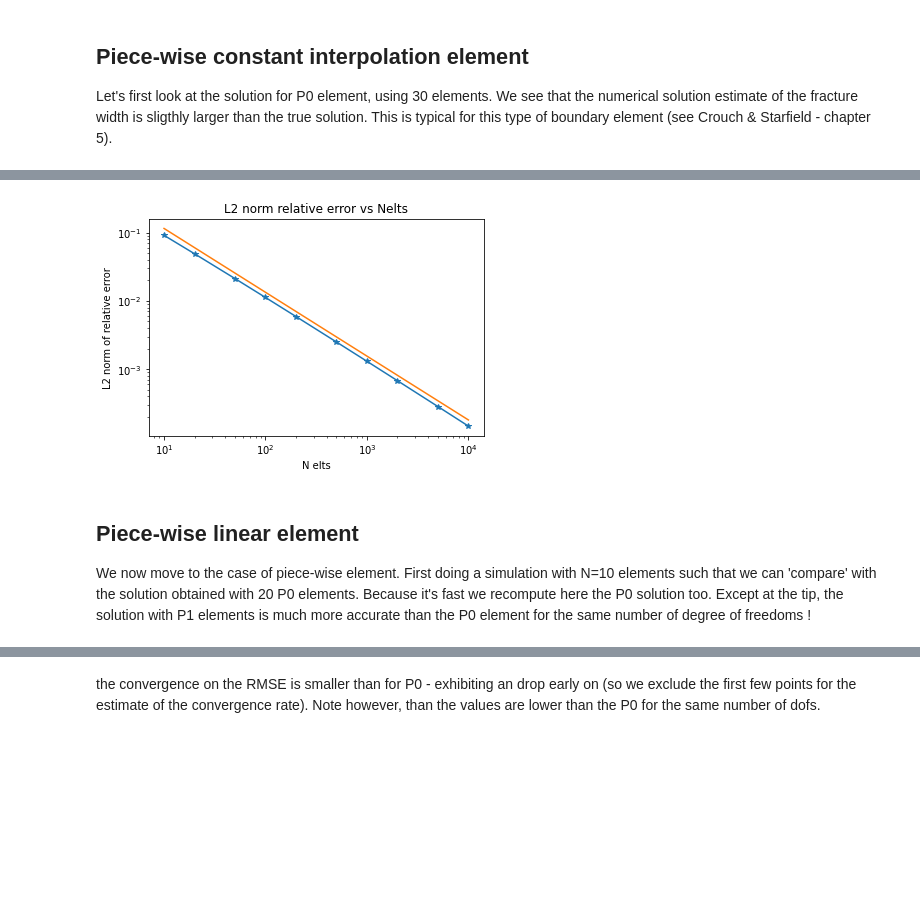
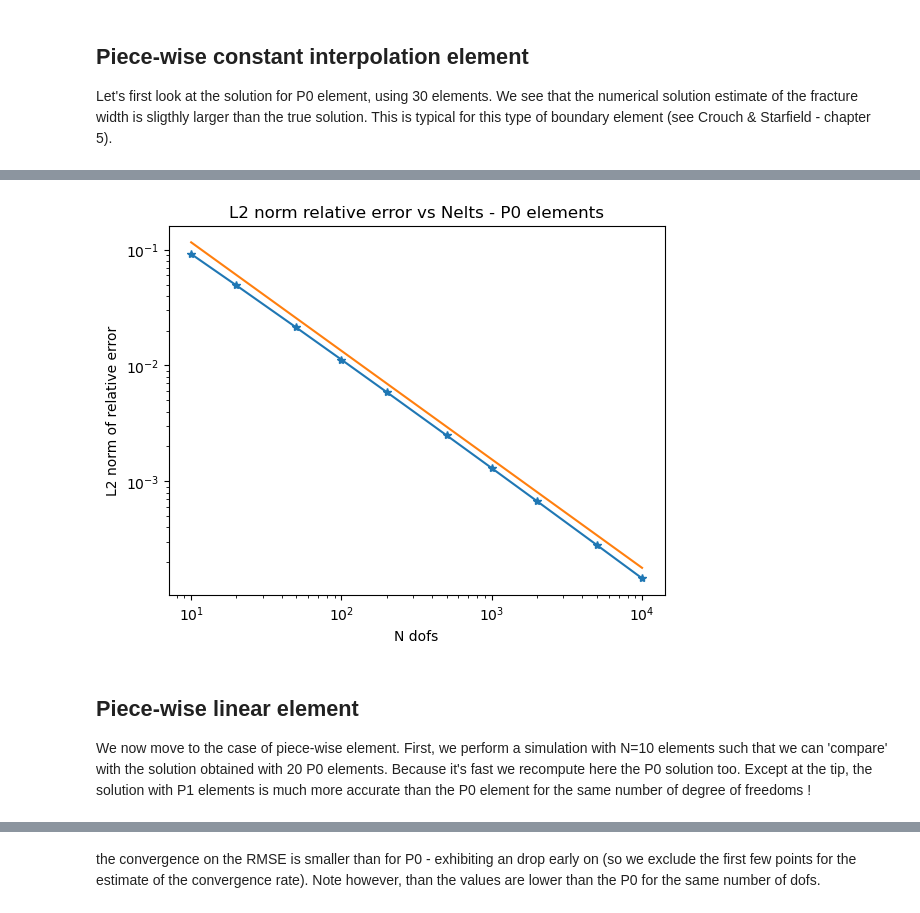
Before and after one commit to GeoEnergyLab-EPFL/Bigwham-Tutorials, a Jupyter notebook: examples/2d/griffith_crack_problem_convergence_P0_vs_P1.ipynb, the cells around one changed output, grey strips where cells are left out. Drawn from its saved outputs; the diff is of its cells as text; code cells hidden in the pictures; blank space fills up the shorter version.

```diff
--- a/examples/2d/griffith_crack_problem_convergence_P0_vs_P1.ipynb
+++ b/examples/2d/griffith_crack_problem_convergence_P0_vs_P1.ipynb
@@ -84,14 +100,14 @@ $$ \beta = \log{(e_2/e_1)}/\log{(N_1/N_2)} $$
 
 where $e_1$ is the error for $N_1$ unknowns, respectively for $e_2$ (with $N_2<N_1$).
 # %%
-list_nelts=np.array([10,20,50,100,200,500,1000,2000,5000,10000])
-rmse =[]
-l2_rel = []
-for n in list_nelts:
+list_nelts_P0=np.array([10,20,50,100,200,500,1000,2000,5000,10000])
+rmse_P0 =[]
+l2_rel_P0 = []
+for n in list_nelts_P0:
     col_pts,dd_sol,wtr,rmse_n,lerel_n = solveGriffith(n,a=1,kernel="2DP0")
-    rmse.append(rmse_n)
-    l2_rel.append(lerel_n)
+    rmse_P0.append(rmse_n)
+    l2_rel_P0.append(lerel_n)
 
 # computing the rate of convergence
-beta_rmse = [1 * np.log(rmse[i]/rmse[i-1])/np.log(list_nelts[i-1]/list_nelts[i]) for i in range(2,list_nelts.size-1)]
-beta_l2 = [1 * np.log(l2_rel[i]/l2_rel[i-1])/np.log(list_nelts[i-1]/list_nelts[i]) for i in range(2,list_nelts.size-1)]
+beta_rmse_P0 = [1 * np.log(rmse_P0[i]/rmse_P0[i-1])/np.log(list_nelts_P0[i-1]/list_nelts_P0[i]) for i in range(2,list_nelts_P0.size-1)]
+beta_l2_P0 = [1 * np.log(l2_rel_P0[i]/l2_rel_P0[i-1])/np.log(list_nelts_P0[i-1]/list_nelts_P0[i]) for i in range(2,list_nelts_P0.size-1)]
@@ -109,9 +143,9 @@ print(np.median(beta_rmse))
 # %%
-plt.loglog(list_nelts, l2_rel, "-*")
-plt.loglog(list_nelts, 1/list_nelts**np.median(beta_l2), "-")
-plt.title('L2 norm relative error vs Nelts')
-plt.xlabel('N elts')
+plt.loglog(list_nelts_P0, l2_rel_P0, "-*")
+plt.loglog(list_nelts_P0, 1/list_nelts_P0**np.median(beta_l2_P0), "-")
+plt.title('L2 norm relative error vs Nelts - P0 elements')
+plt.xlabel('N dofs')
 plt.ylabel('L2 norm of relative error')
 # L2 norm relative defined as ||num_i - true_i||_2 / ||true_i||
-print(np.median(beta_l2))
+print(np.median(beta_l2_P0))
 # %% [output]
@@ -119,6 +153,6 @@ print(np.median(beta_l2))
-[figure, old version]
+[figure, new version]
 # %% [markdown]
 ## Piece-wise linear element
 
-We now move to the case of piece-wise element. First doing a simulation with N=10 elements such that we can 'compare' with the solution obtained with 20 P0 elements. Because it's fast we recompute here the P0 solution too. Except at the tip, the solution with P1 elements is much more accurate than the P0 element for the same number of degree of freedoms !
+We now move to the case of piece-wise element. First, we perform a simulation with N=10 elements such that we can 'compare' with the solution obtained with 20 P0 elements. Because it's fast we recompute here the P0 solution too. Except at the tip, the solution with P1 elements is much more accurate than the P0 element for the same number of degree of freedoms !
 # %%
```
Also changed, not shown: parts of 16 cells of this notebook, 3 other files.
